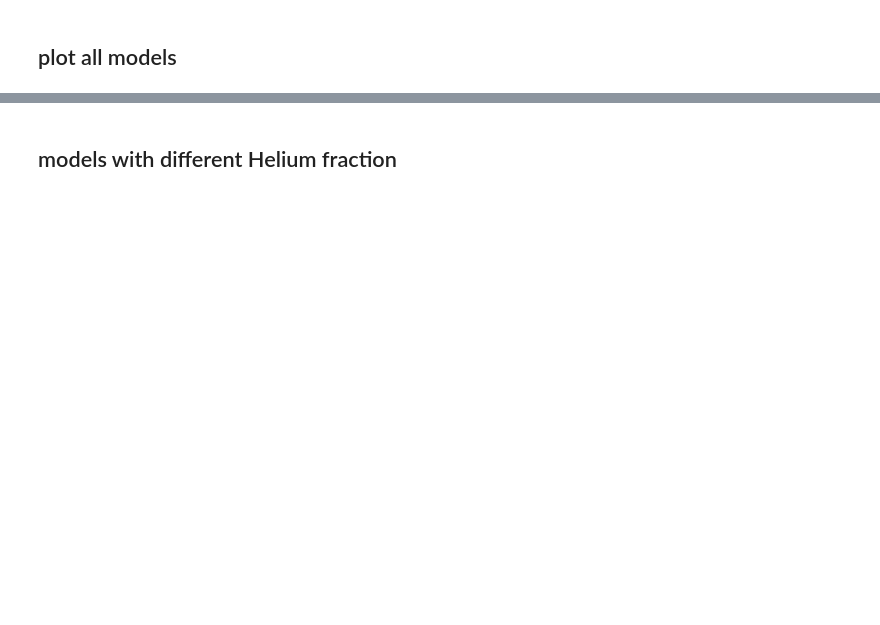
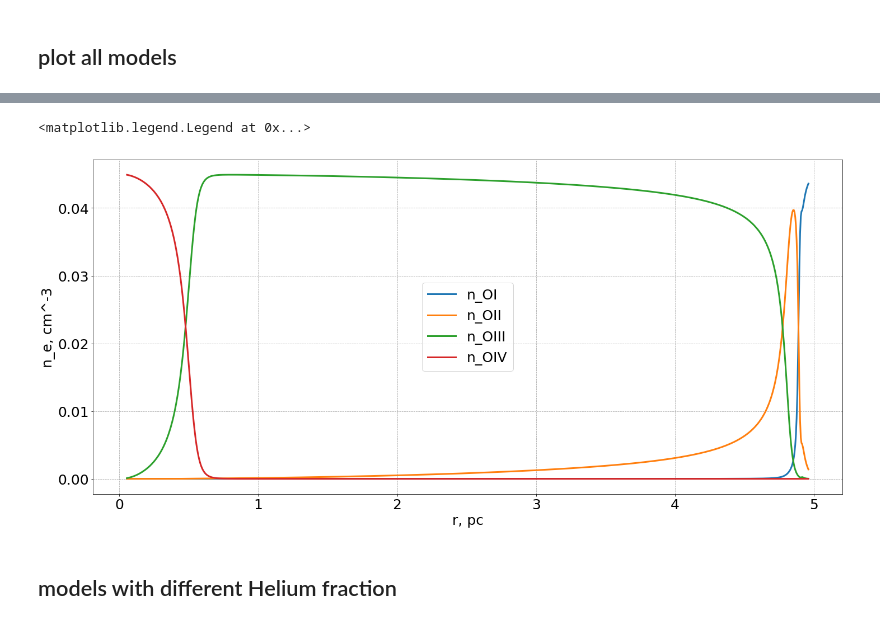
Before and after one commit to olgaborodina/ionisation_region, a Jupyter notebook: HII_structure_dif_models.ipynb, the cells around one changed output, grey strips where cells are left out. Cells and saved outputs as stored; diff of their text form; code cells hidden in the pictures; blank space fills up the shorter version.

```diff
--- a/HII_structure_dif_models.ipynb
+++ b/HII_structure_dif_models.ipynb
@@ -372,0 +374,2 @@ ax.legend(loc='best')
+# %%
+result = StarModel(star_params, dust=None, spectrum='planck', is_He_present=True, is_O_present=True).run()
@@ -373,3 +378,20 @@ ax.legend(loc='best')
+# %%
+plt.rcParams.update({'font.size': 25})
+fig, ax = plt.subplots(figsize=(24, 11))
+
+ax.plot(result['r'], result['n_OI'], lw=3)
+ax.plot(result['r'], result['n_OII'], lw=3)
+ax.plot(result['r'], result['n_OIII'], lw=3)
+ax.plot(result['r'], result['n_OIV'], lw=3)
+
+ax.grid(c='#aaaaaa', ls='--')
+
+ax.set_ylabel("n_e, cm^-3")
+ax.set_xlabel("r, pc")
+ax.legend(loc='best')
+# %% [output]
+<matplotlib.legend.Legend at 0x...>
+[figure, added]
 # %% [markdown]
 ## models with different Helium fraction
 # %%
```
Also changed, not shown: parts of 9 cells of this notebook.
